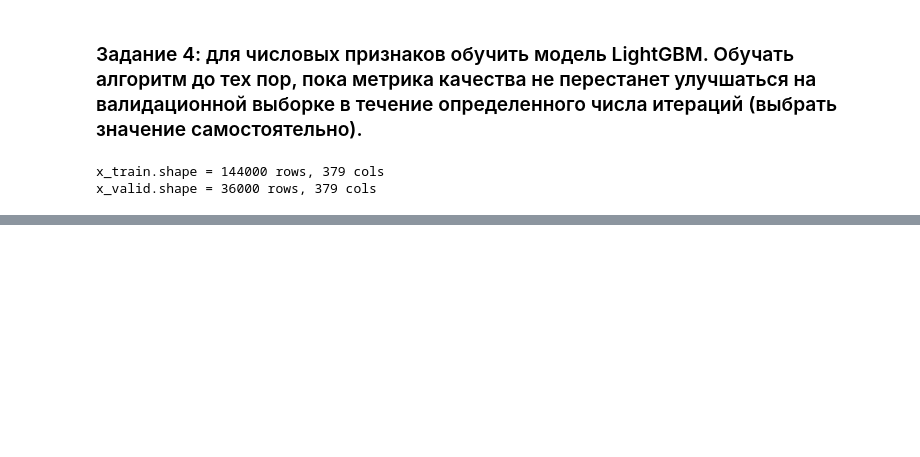
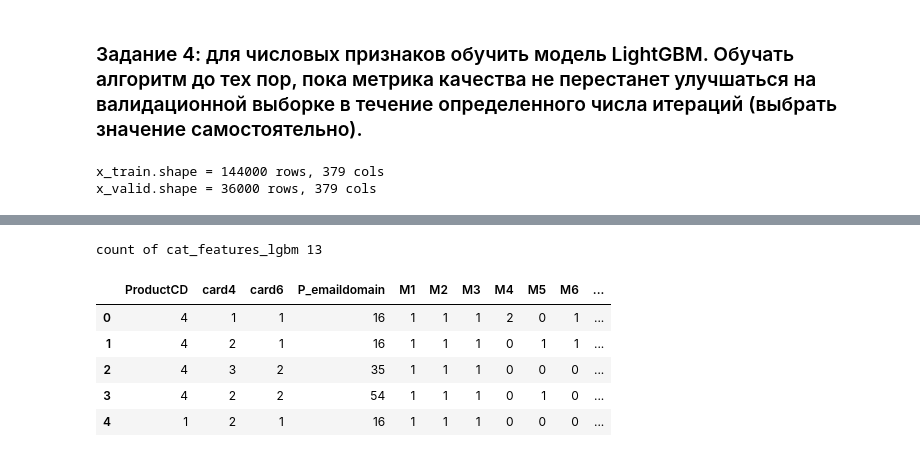
Before and after one commit to vladimirkaldin/Geekbrains_hometask, a Jupyter notebook: 4.2 Kaggle/Lesson 2.ipynb, the cells around one changed output, grey strips where cells are left out. Drawn from its saved outputs; the diff is of its cells as text; code cells hidden in the pictures; blank space fills up the shorter version.

```diff
--- a/4.2 Kaggle/Lesson 2.ipynb
+++ b/4.2 Kaggle/Lesson 2.ipynb
@@ -223,6 +226,8 @@ Data columns (total 13 columns):
  12  M9             180000 non-null  object
 dtypes: object(13)
 memory usage: 17.9+ MB
+# %%
+cat_features_lgbm = cat_features.copy()
 # %%
 cat_features.value_counts(cat_features[["P_emaildomain"]].values.ravel())
 # %% [output]
@@ -387,0 +451,23 @@ Did not meet early stopping. Best iteration is:
+# %%
+print(f"count of cat_features_lgbm {cat_features_lgbm.shape[1]}")
+cat_features_lgbm.columns
+cat_features_lgbm_res = cat_features_lgbm.copy() #резерв
+# %% [output]
+count of cat_features_lgbm 13
+# %%
+cat_features_lgbm = cat_features_lgbm_res.copy()
+# %%
+from sklearn.preprocessing import LabelEncoder
+
+for cat in cat_features_lgbm:
+    enc = LabelEncoder()
+    cat_features_lgbm[cat] = enc.fit_transform(cat_features_lgbm[cat])
+# %%
+cat_features_lgbm.head()
+# %% [output]
+|  | ProductCD | card4 | card6 | P_emaildomain | M1 | M2 | M3 | M4 | M5 | M6 | ... |
+| 0 | 4 | 1 | 1 | 16 | 1 | 1 | 1 | 2 | 0 | 1 | ... |
+| 1 | 4 | 2 | 1 | 16 | 1 | 1 | 1 | 0 | 1 | 1 | ... |
+| 2 | 4 | 3 | 2 | 35 | 1 | 1 | 1 | 0 | 0 | 0 | ... |
+| 3 | 4 | 2 | 2 | 54 | 1 | 1 | 1 | 0 | 1 | 0 | ... |
+| 4 | 1 | 2 | 1 | 16 | 1 | 1 | 1 | 0 | 0 | 0 | ... |
```
Also changed, not shown: parts of 31 cells of this notebook, 8 other files.
